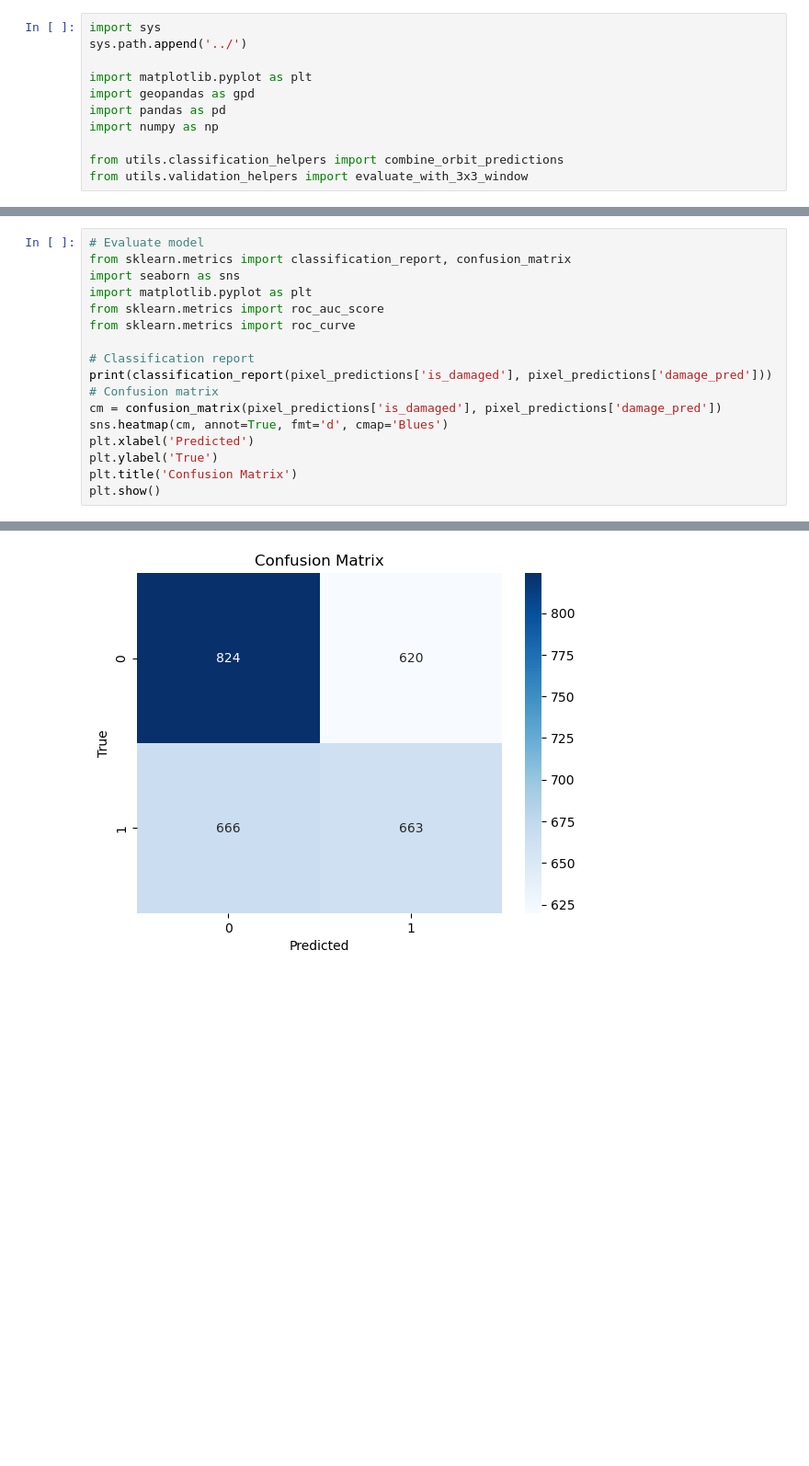
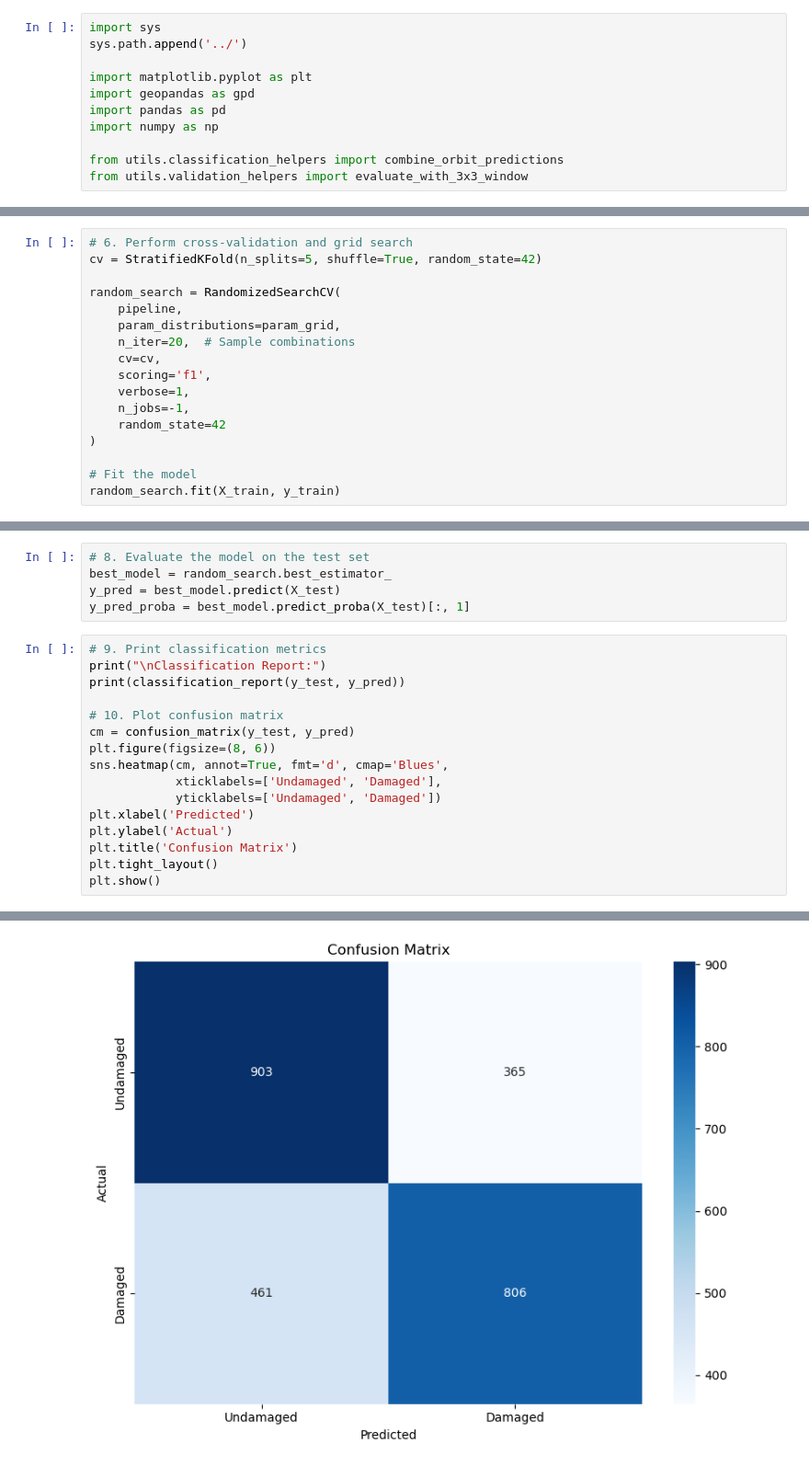
Before and after one commit to MatteoLarrode/ML-BuildingDamageViaSatellite, a Jupyter notebook: notebooks/04_training.ipynb, the cells around one changed output, grey strips where cells are left out. Shown at 92% size. Drawn from its saved outputs; the diff is of its cells as text; blank space fills up the shorter version.

```diff
--- a/notebooks/04_training.ipynb
+++ b/notebooks/04_training.ipynb
@@ -81,0 +78,17 @@ pixel_predictions["damage_pred"] = (pixel_predictions['damage_prob'] > 0.5).asty
+# %%
+# 6. Perform cross-validation and grid search
+cv = StratifiedKFold(n_splits=5, shuffle=True, random_state=42)
+
+random_search = RandomizedSearchCV(
+    pipeline,
+    param_distributions=param_grid,
+    n_iter=20,  # Sample combinations
+    cv=cv,
+    scoring='f1',
+    verbose=1,
+    n_jobs=-1,
+    random_state=42
+)
+
+# Fit the model
+random_search.fit(X_train, y_train)
@@ -82,18 +116,22 @@ pixel_predictions["damage_pred"] = (pixel_predictions['damage_prob'] > 0.5).asty
+# %%
+# 8. Evaluate the model on the test set
+best_model = random_search.best_estimator_
+y_pred = best_model.predict(X_test)
+y_pred_proba = best_model.predict_proba(X_test)[:, 1]
 # %%
-# Evaluate model
-from sklearn.metrics import classification_report, confusion_matrix
-import seaborn as sns
-import matplotlib.pyplot as plt
-from sklearn.metrics import roc_auc_score
-from sklearn.metrics import roc_curve
+# 9. Print classification metrics
+print("\nClassification Report:")
+print(classification_report(y_test, y_pred))
 
-# Classification report
-print(classification_report(pixel_predictions['is_damaged'], pixel_predictions['damage_pred']))
-# Confusion matrix
-cm = confusion_matrix(pixel_predictions['is_damaged'], pixel_predictions['damage_pred'])
-sns.heatmap(cm, annot=True, fmt='d', cmap='Blues')
+# 10. Plot confusion matrix
+cm = confusion_matrix(y_test, y_pred)
+plt.figure(figsize=(8, 6))
+sns.heatmap(cm, annot=True, fmt='d', cmap='Blues',
+            xticklabels=['Undamaged', 'Damaged'],
+            yticklabels=['Undamaged', 'Damaged'])
 plt.xlabel('Predicted')
-plt.ylabel('True')
+plt.ylabel('Actual')
 plt.title('Confusion Matrix')
+plt.tight_layout()
 plt.show()
 # %% [output]
@@ -108 +147 @@ weighted avg       0.54      0.54      0.54      2773
-[figure, old version]
+[figure, new version]
```
Also changed, not shown: parts of 16 cells of this notebook, 6 other files.
